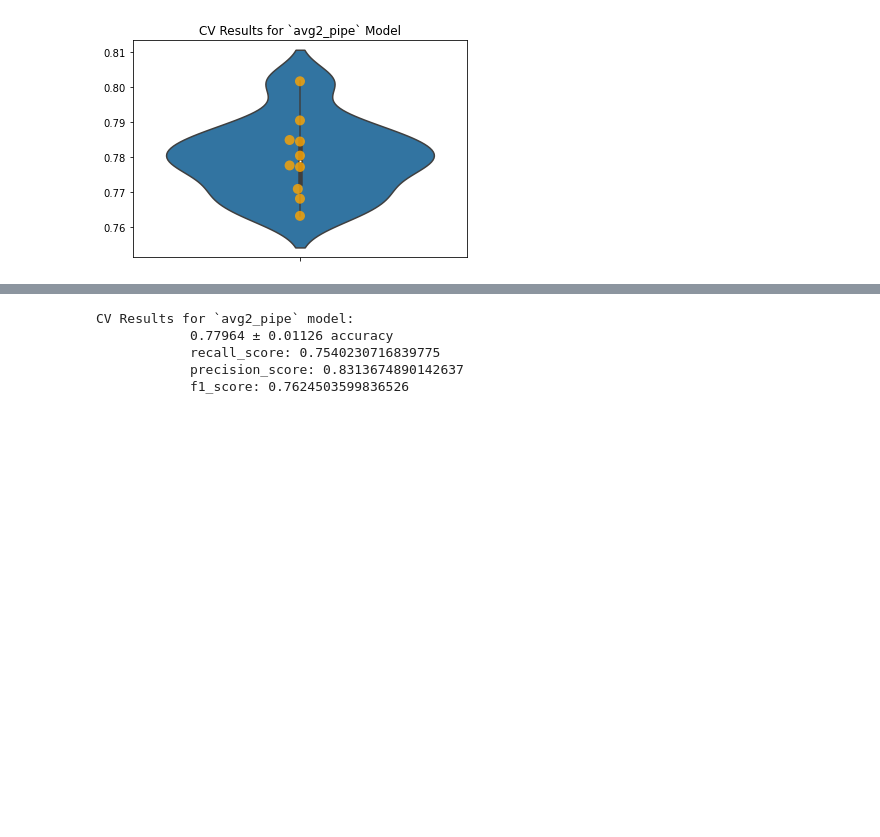
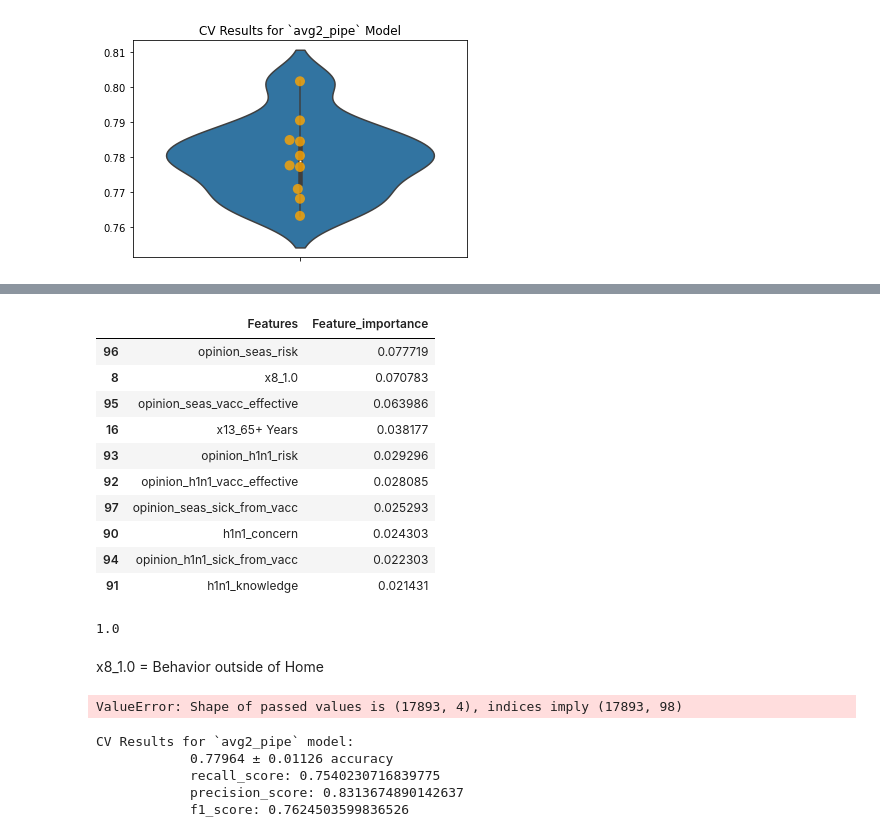
Before and after one commit to ZachRauch/Flu-Shot-Learning, a Jupyter notebook: Workspace/Workflow_With_Seasonal.ipynb, the cells around one changed output, grey strips where cells are left out. Cells and saved outputs as stored; diff of their text form; code cells hidden in the pictures; blank space fills up the shorter version.

```diff
--- a/Workspace/Workflow_With_Seasonal.ipynb
+++ b/Workspace/Workflow_With_Seasonal.ipynb
@@ -1208,0 +1296,30 @@ avg2_pipe.plot_cv(ax=ax);
+# %%
+A = pd.DataFrame()
+# %%
+A['Features'] = post_ct_cols
+# %%
+A['Feature_importance'] = feat_imp
+# %%
+A.sort_values('Feature_importance', ascending=False).head(10)
+# %% [output]
+|  | Features | Feature_importance |
+| 96 | opinion_seas_risk | 0.077719 |
+| 8 | x8_1.0 | 0.070783 |
+| 95 | opinion_seas_vacc_effective | 0.063986 |
+| 16 | x13_65+ Years | 0.038177 |
+| 93 | opinion_h1n1_risk | 0.029296 |
+| 92 | opinion_h1n1_vacc_effective | 0.028085 |
+| 97 | opinion_seas_sick_from_vacc | 0.025293 |
+| 90 | h1n1_concern | 0.024303 |
+| 94 | opinion_h1n1_sick_from_vacc | 0.022303 |
+| 91 | h1n1_knowledge | 0.021431 |
+# %%
+A['Feature_importance'].sum()
+# %% [output]
+1.0
+# %% [markdown]
+x8_1.0 = Behavior outside of Home
+# %%
+post_cd_avg2 = pd.DataFrame(avg2_model_pipe.transform(X_train1), columns=post_ct_cols)
+# %% [output]
+ValueError: Shape of passed values is (17893, 4), indices imply (17893, 98)
```
Also changed, not shown: parts of 25 cells of this notebook, 4 other files.
